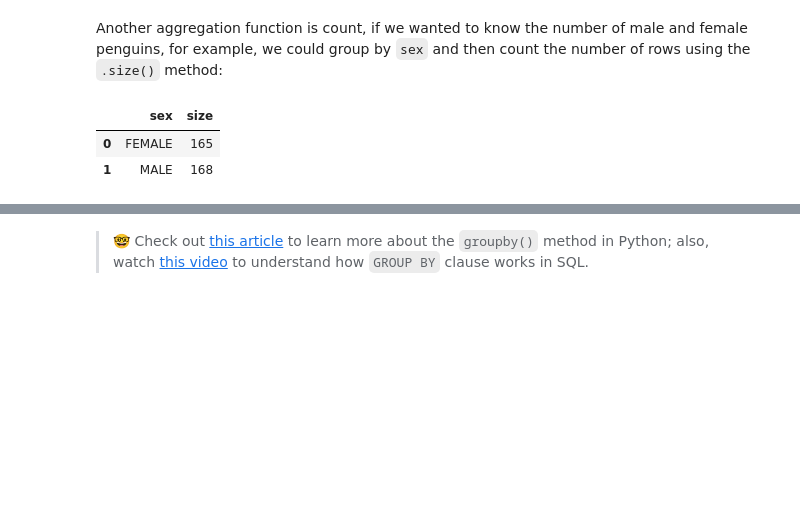
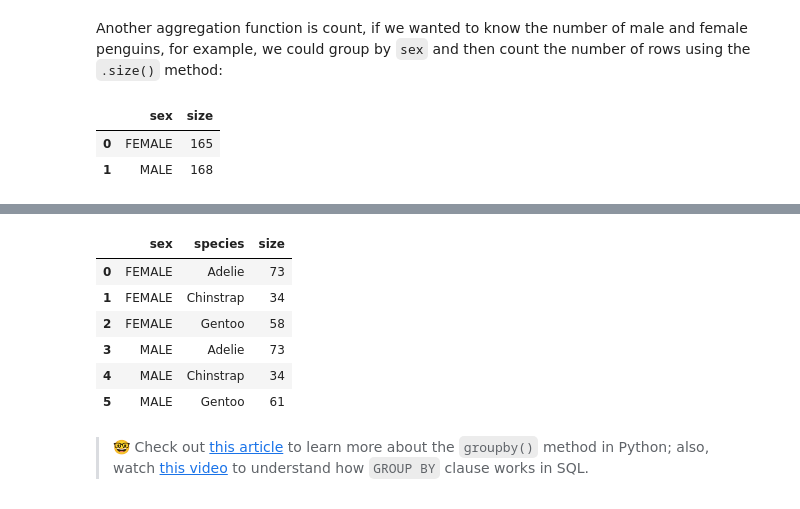
Before and after one commit to JungleKiosk/py_Scratch, a Jupyter notebook: py_DataAnalysis.ipynb, the cells around one changed output, grey strips where cells are left out. Saved outputs shown, nothing was run; the diff lists cells and outputs as text; code cells hidden in the pictures; blank space fills up the shorter version.

```diff
--- a/py_DataAnalysis.ipynb
+++ b/py_DataAnalysis.ipynb
@@ -246,3 +269,13 @@ df.groupby('sex', as_index = False).size()
+# %%
+df.groupby(['sex', 'species'], as_index = False).size()
+# %% [output]
+|  | sex | species | size |
+| 0 | FEMALE | Adelie | 73 |
+| 1 | FEMALE | Chinstrap | 34 |
+| 2 | FEMALE | Gentoo | 58 |
+| 3 | MALE | Adelie | 73 |
+| 4 | MALE | Chinstrap | 34 |
+| 5 | MALE | Gentoo | 61 |
 # %% [markdown]
 > 🤓 Check out [this article](https://realpython.com/pandas-groupby/) to learn more about the `groupby()` method in Python; also, watch [this video](https://www.youtube.com/watch?v=x2_mOJ3skSc&t=178s) to understand
 how `GROUP BY` clause works in SQL.
```
Also changed, not shown: parts of 17 cells of this notebook.
